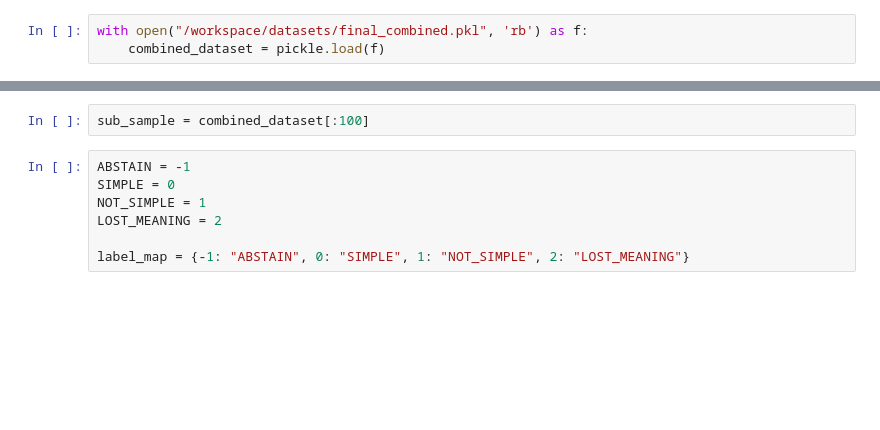
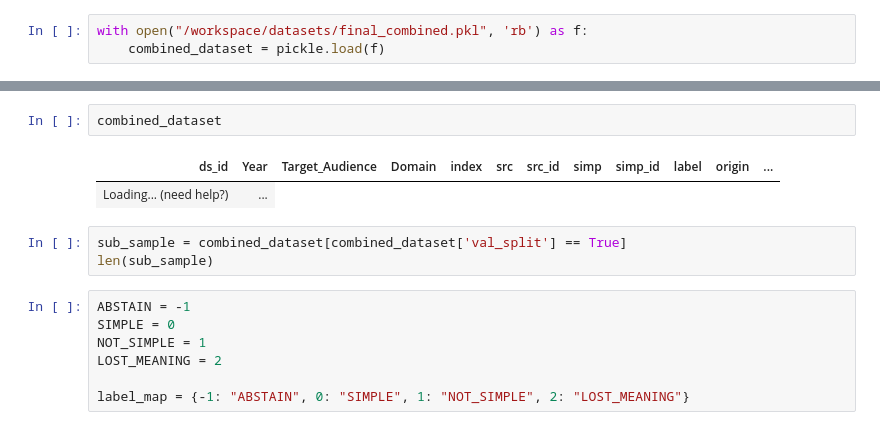
Before and after one commit to bjoernengelmann/BATS, a Jupyter notebook: workspace/USB_C_Snorkel_pipeline_prototype.ipynb, the cells around one changed output, grey strips where cells are left out. Cells and saved outputs as stored; diff of their text form; blank space fills up the shorter version.

```diff
--- a/workspace/USB_C_Snorkel_pipeline_prototype.ipynb
+++ b/workspace/USB_C_Snorkel_pipeline_prototype.ipynb
@@ -150,5 +120,11 @@ To disable this warning, you can either:
-# %%
-sub_sample = combined_dataset[:100]
+# %%
+combined_dataset
+# %% [output]
+| ds_id | Year | Target_Audience | Domain | index | src | src_id | simp | simp_id | label | origin | ... |
+| Loading... (need help?) | ... |
+# %%
+sub_sample = combined_dataset[combined_dataset['val_split'] == True]
+len(sub_sample)
 # %%
 ABSTAIN = -1
 SIMPLE = 0
```
Also changed, not shown: parts of 2 cells of this notebook.
